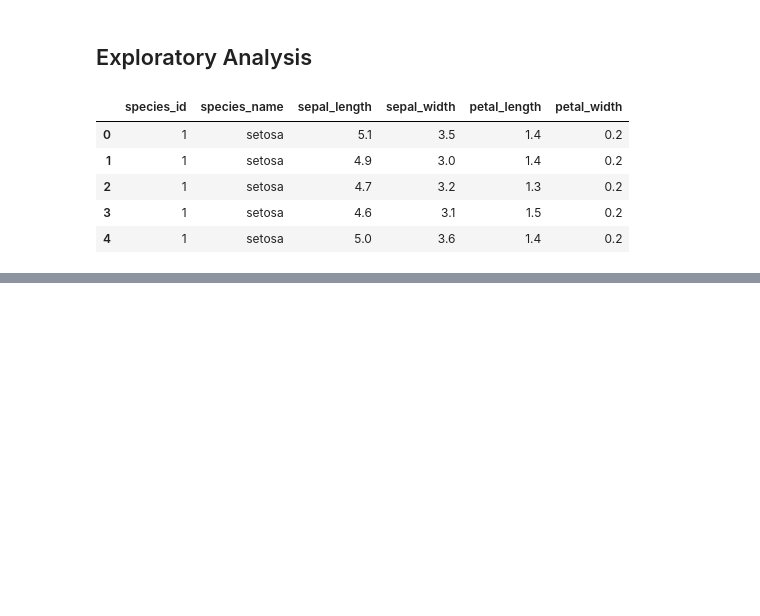
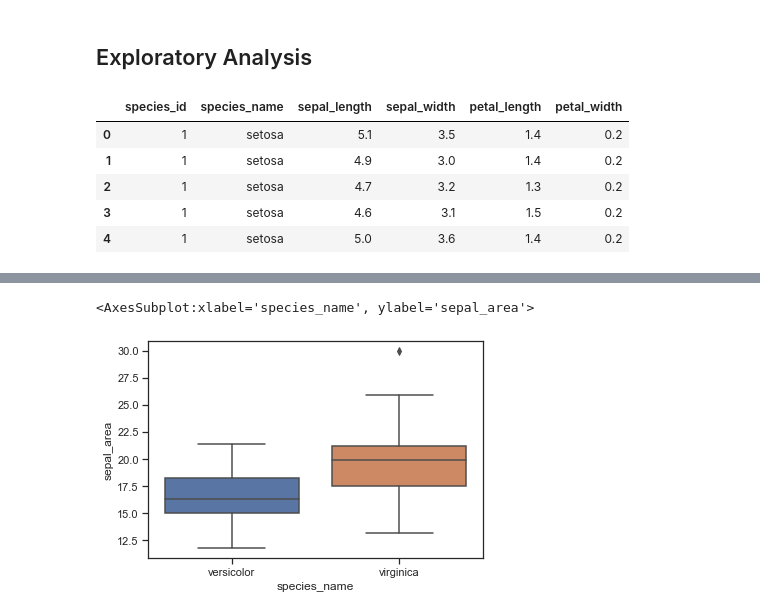
Before and after one commit to albertopuentes/classification-exercises, a Jupyter notebook: classification_exercises.ipynb, the cells around one changed output, grey strips where cells are left out. Drawn from its saved outputs; the diff is of its cells as text; code cells hidden in the pictures; blank space fills up the shorter version.

```diff
--- a/classification_exercises.ipynb
+++ b/classification_exercises.ipynb
@@ -472,0 +688,4 @@ train.sepal_length.hist()
+# %%
+sa = iris_train['sepal_area'][iris_train['species_name']!='setosa']
+pa = iris_train['petal_area'][iris_train['species_name']!='setosa']
+vs = iris_train['species_name'][iris_train['species_name']!='setosa']
@@ -472,0 +728,5 @@ train.sepal_length.hist()
+# %%
+sns.boxplot(x=vs, y=sa)
+# %% [output]
+<AxesSubplot:xlabel='species_name', ylabel='sepal_area'>
+[figure, added]
```
Also changed, not shown: parts of 90 cells of this notebook.
